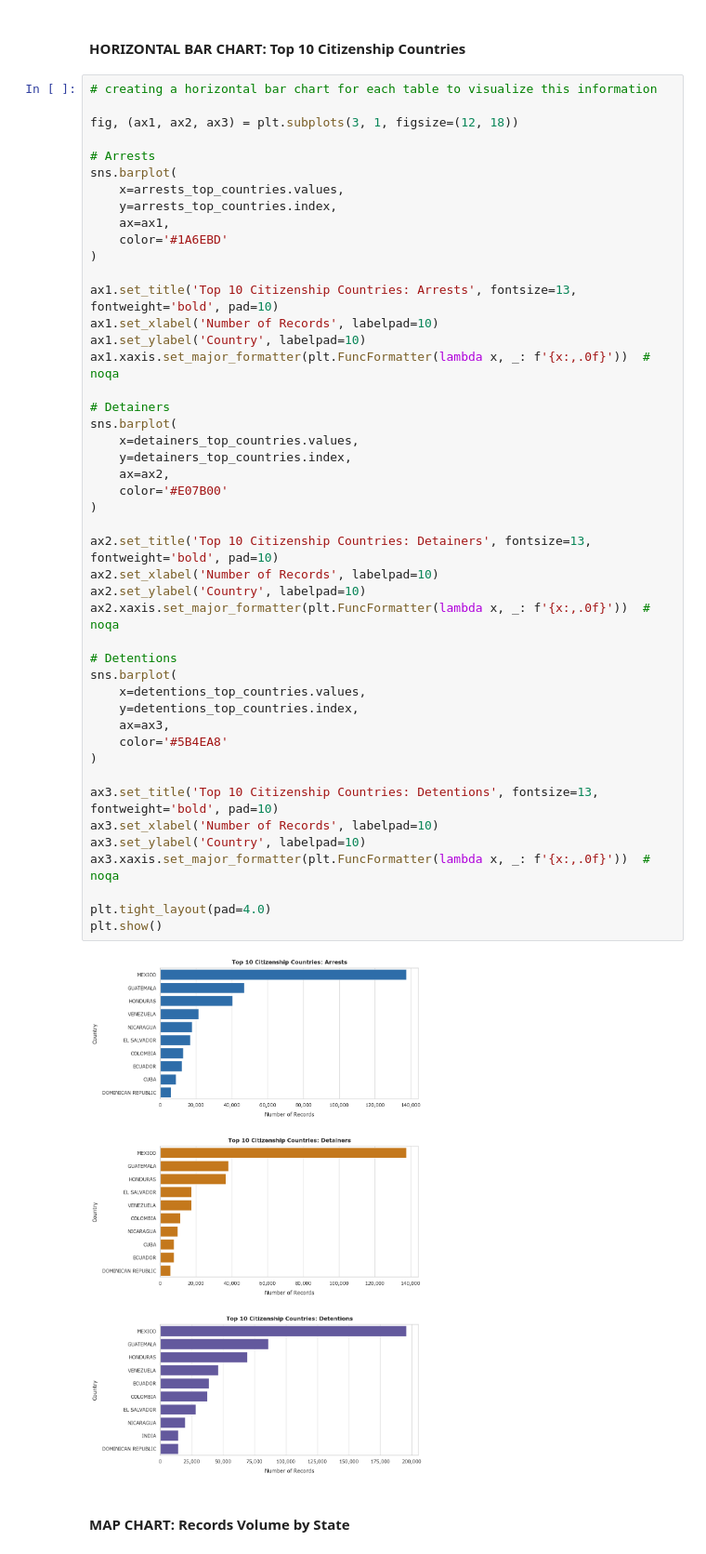
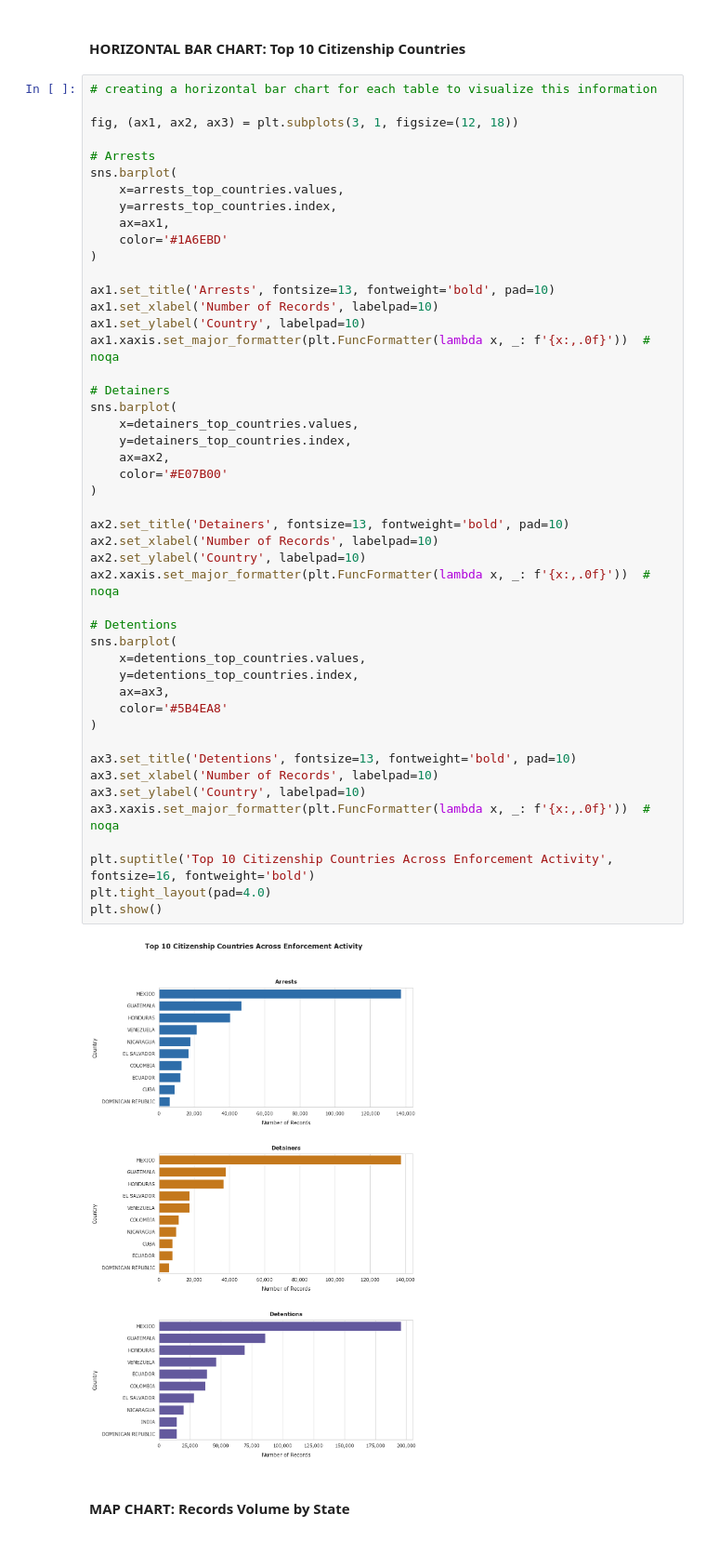
Before and after one commit to leamsley/capstone_project, a Jupyter notebook: data_analysis.ipynb, the cells around one changed output. Shown at 93% size. Drawn from its saved outputs; the diff is of its cells as text.

```diff
--- a/data_analysis.ipynb
+++ b/data_analysis.ipynb
@@ -462,41 +486,42 @@ sns.barplot(
     color='#1A6EBD'
 )
 
-ax1.set_title('Top 10 Citizenship Countries: Arrests', fontsize=13, fontweight='bold', pad=10)
+ax1.set_title('Arrests', fontsize=13, fontweight='bold', pad=10)
 ax1.set_xlabel('Number of Records', labelpad=10)
 ax1.set_ylabel('Country', labelpad=10)
 ax1.xaxis.set_major_formatter(plt.FuncFormatter(lambda x, _: f'{x:,.0f}'))  # noqa
 
 # Detainers
 sns.barplot(
     x=detainers_top_countries.values,
     y=detainers_top_countries.index,
     ax=ax2,
     color='#E07B00'
 )
 
-ax2.set_title('Top 10 Citizenship Countries: Detainers', fontsize=13, fontweight='bold', pad=10)
+ax2.set_title('Detainers', fontsize=13, fontweight='bold', pad=10)
 ax2.set_xlabel('Number of Records', labelpad=10)
 ax2.set_ylabel('Country', labelpad=10)
 ax2.xaxis.set_major_formatter(plt.FuncFormatter(lambda x, _: f'{x:,.0f}'))  # noqa
 
 # Detentions
 sns.barplot(
     x=detentions_top_countries.values,
     y=detentions_top_countries.index,
     ax=ax3,
     color='#5B4EA8'
 )
 
-ax3.set_title('Top 10 Citizenship Countries: Detentions', fontsize=13, fontweight='bold', pad=10)
+ax3.set_title('Detentions', fontsize=13, fontweight='bold', pad=10)
 ax3.set_xlabel('Number of Records', labelpad=10)
 ax3.set_ylabel('Country', labelpad=10)
 ax3.xaxis.set_major_formatter(plt.FuncFormatter(lambda x, _: f'{x:,.0f}'))  # noqa
 
+plt.suptitle('Top 10 Citizenship Countries Across Enforcement Activity', fontsize=16, fontweight='bold')
 plt.tight_layout(pad=4.0)
 plt.show()
 # %% [output]
-[figure, old version]
+[figure, new version]
 # %% [markdown]
 #### MAP CHART: Records Volume by State
 # %%
```
Also changed, not shown: parts of 14 cells of this notebook.
